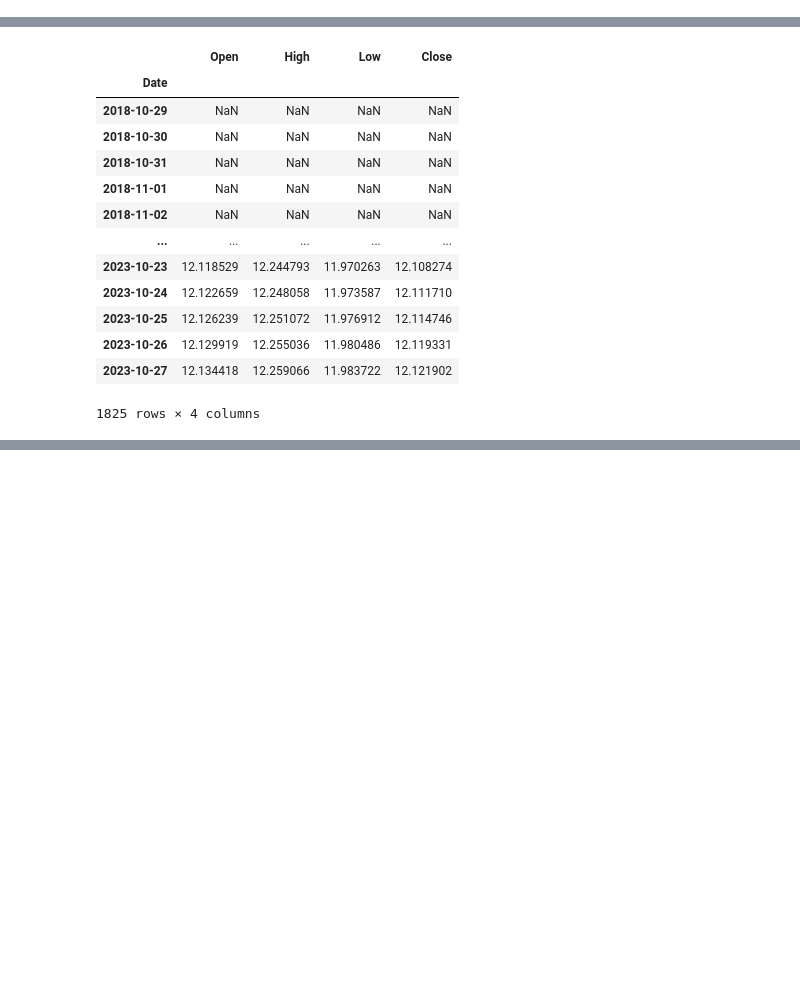
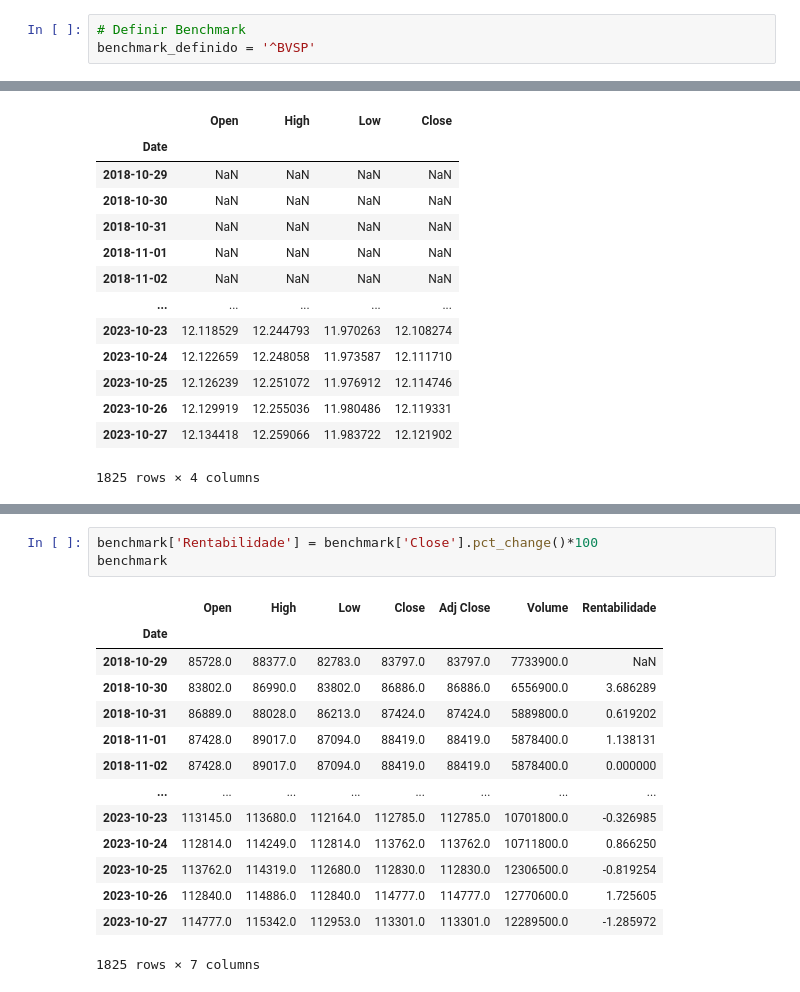
Before and after one commit to furlancad/Estudo-PMF, a Jupyter notebook: Análise_de_Ação.ipynb, the cells around one changed output, grey strips where cells are left out. Saved outputs shown, nothing was run; the diff lists cells and outputs as text; blank space fills up the shorter version.

```diff
--- a/Análise_de_Ação.ipynb
+++ b/Análise_de_Ação.ipynb
@@ -14,0 +15,3 @@ acao + '.SA'
+# %%
+# Definir Benchmark
+benchmark_definido = '^BVSP'
@@ -183,3 +238,21 @@ moving_average_200
+# %%
+benchmark['Rentabilidade'] = benchmark['Close'].pct_change()*100
+benchmark
+# %% [output]
+|  | Open | High | Low | Close | Adj Close | Volume | Rentabilidade |
+| Date |  |  |  |  |  |  |  |
+| 2018-10-29 | 85728.0 | 88377.0 | 82783.0 | 83797.0 | 83797.0 | 7733900.0 | NaN |
+| 2018-10-30 | 83802.0 | 86990.0 | 83802.0 | 86886.0 | 86886.0 | 6556900.0 | 3.686289 |
+| 2018-10-31 | 86889.0 | 88028.0 | 86213.0 | 87424.0 | 87424.0 | 5889800.0 | 0.619202 |
+| 2018-11-01 | 87428.0 | 89017.0 | 87094.0 | 88419.0 | 88419.0 | 5878400.0 | 1.138131 |
+| 2018-11-02 | 87428.0 | 89017.0 | 87094.0 | 88419.0 | 88419.0 | 5878400.0 | 0.000000 |
+| ... | ... | ... | ... | ... | ... | ... | ... |
+| 2023-10-23 | 113145.0 | 113680.0 | 112164.0 | 112785.0 | 112785.0 | 10701800.0 | -0.326985 |
+| 2023-10-24 | 112814.0 | 114249.0 | 112814.0 | 113762.0 | 113762.0 | 10711800.0 | 0.866250 |
+| 2023-10-25 | 113762.0 | 114319.0 | 112680.0 | 112830.0 | 112830.0 | 12306500.0 | -0.819254 |
+| 2023-10-26 | 112840.0 | 114886.0 | 112840.0 | 114777.0 | 114777.0 | 12770600.0 | 1.725605 |
+| 2023-10-27 | 114777.0 | 115342.0 | 112953.0 | 113301.0 | 113301.0 | 12289500.0 | -1.285972 |
+1825 rows × 7 columns
 # %%
 plt.plot(acao['Close'].loc['2016-01-01':], 'g-', label='line 1', linewidth=2)
 plt.plot(acao.Close.rolling(50).mean().loc['2016-01-01':], 'b-', label='line 2',)
```
Also changed, not shown: parts of 19 cells of this notebook.
